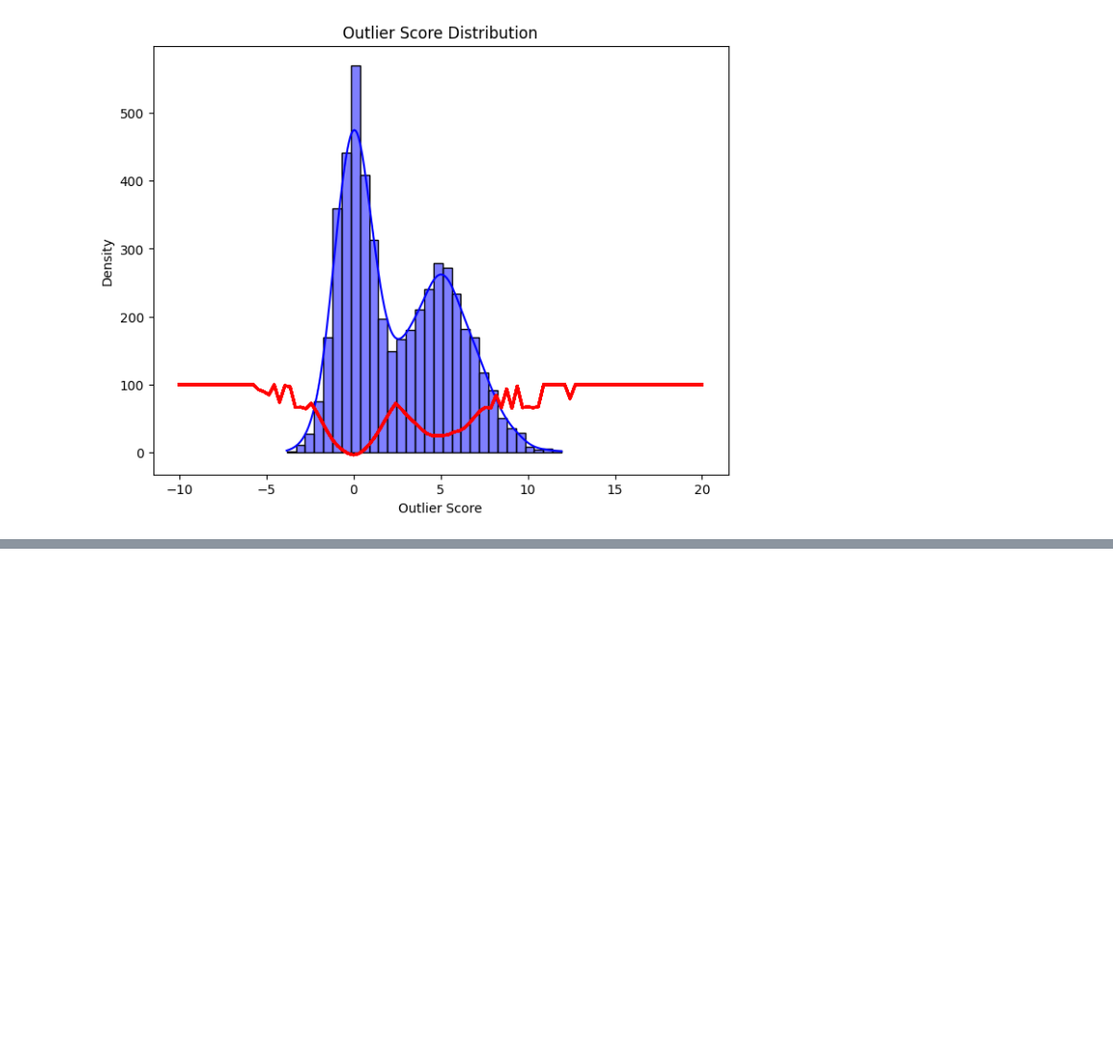
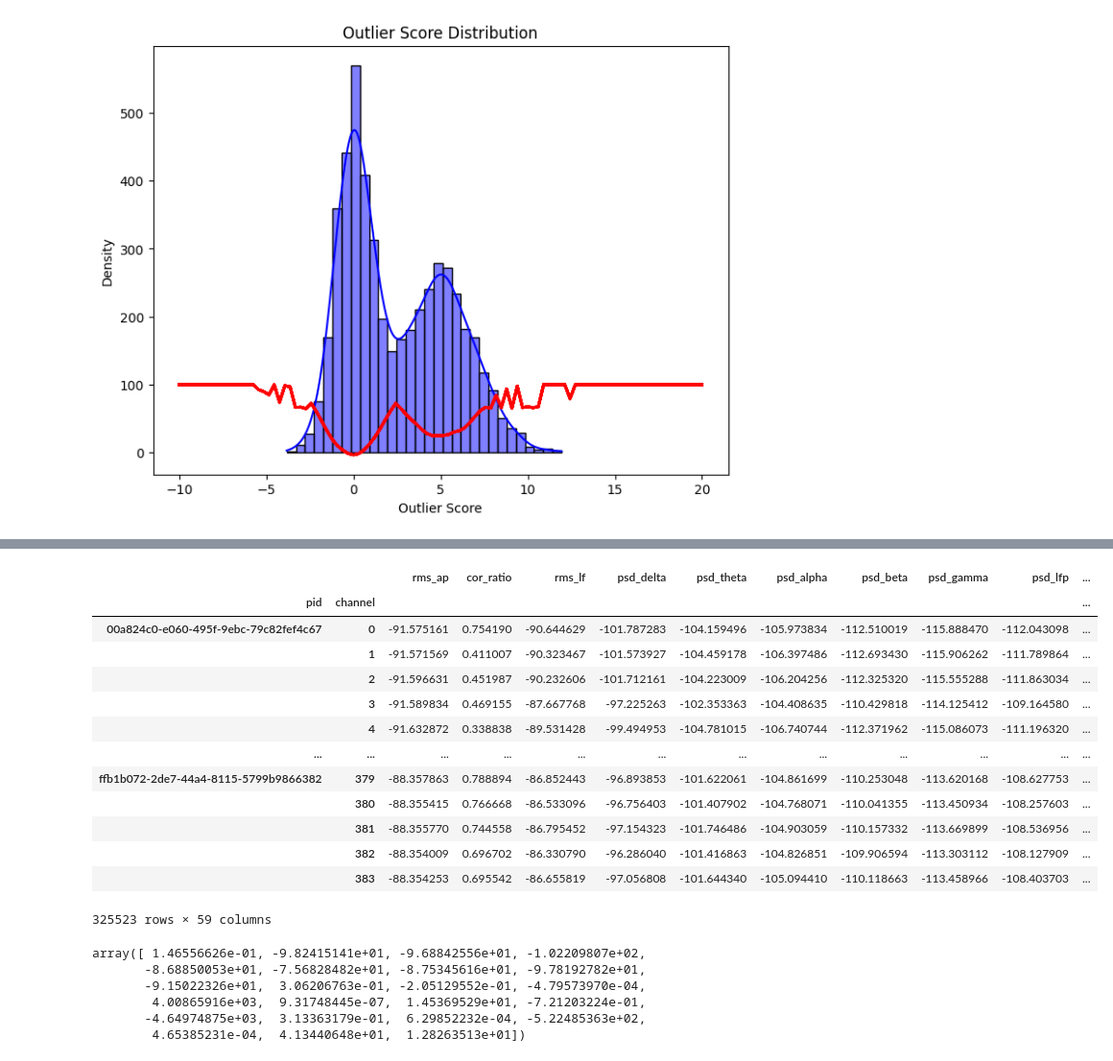
Before and after one commit to int-brain-lab/paper-ephys-atlas, a Jupyter notebook: sources/prominent_features/outlier_detection/outliers.ipynb, the cells around one changed output, grey strips where cells are left out. Shown: that part at 96% size. Saved outputs shown, nothing was run; the diff lists cells and outputs as text; code cells hidden in the pictures; blank space fills up the shorter version.

```diff
--- a/sources/prominent_features/outlier_detection/outliers.ipynb
+++ b/sources/prominent_features/outlier_detection/outliers.ipynb
@@ -76,0 +87,9 @@ plt.show()
+# %%
+local_data_path = Path('/home/cyrille/GIT/IBL/paper-ephys-atlas/data')
+
+features = voltage_features_set()
+mapping = 'Allen'
+label = 'latest'
+# %%
+df_voltage, df_clusters, df_channels, df_probes = \
+    load_voltage_features(local_data_path.joinpath(label), mapping=mapping)
@@ -76,0 +99,19 @@ plt.show()
+# %%
+df_voltage = prepare_df_voltage(df_voltage, df_channels)
+# %%
+df_voltage
+# %% [output]
+|  |  | rms_ap | cor_ratio | rms_lf | psd_delta | psd_theta | psd_alpha | psd_beta | psd_gamma | psd_lfp | ... |
+| pid | channel |  |  |  |  |  |  |  |  |  | ... |
+| 00a824c0-e060-495f-9ebc-79c82fef4c67 | 0 | -91.575161 | 0.754190 | -90.644629 | -101.787283 | -104.159496 | -105.973834 | -112.510019 | -115.888470 | -112.043098 | ... |
+|  | 1 | -91.571569 | 0.411007 | -90.323467 | -101.573927 | -104.459178 | -106.397486 | -112.693430 | -115.906262 | -111.789864 | ... |
+|  | 2 | -91.596631 | 0.451987 | -90.232606 | -101.712161 | -104.223009 | -106.204256 | -112.325320 | -115.555288 | -111.863034 | ... |
+|  | 3 | -91.589834 | 0.469155 | -87.667768 | -97.225263 | -102.353363 | -104.408635 | -110.429818 | -114.125412 | -109.164580 | ... |
+|  | 4 | -91.632872 | 0.338838 | -89.531428 | -99.494953 | -104.781015 | -106.740744 | -112.371962 | -115.086073 | -111.196320 | ... |
+| ... | ... | ... | ... | ... | ... | ... | ... | ... | ... | ... | ... |
+| ffb1b072-2de7-44a4-8115-5799b9866382 | 379 | -88.357863 | 0.788894 | -86.852443 | -96.893853 | -101.622061 | -104.861699 | -110.253048 | -113.620168 | -108.627753 | ... |
+|  | 380 | -88.355415 | 0.766668 | -86.533096 | -96.756403 | -101.407902 | -104.768071 | -110.041355 | -113.450934 | -108.257603 | ... |
+|  | 381 | -88.355770 | 0.744558 | -86.795452 | -97.154323 | -101.746486 | -104.903059 | -110.157332 | -113.669899 | -108.536956 | ... |
+|  | 382 | -88.354009 | 0.696702 | -86.330790 | -96.286040 | -101.416863 | -104.826851 | -109.906594 | -113.303112 | -108.127909 | ... |
+|  | 383 | -88.354253 | 0.695542 | -86.655819 | -97.056808 | -101.644340 | -105.094410 | -110.118663 | -113.458966 | -108.403703 | ... |
+325523 rows × 59 columns
@@ -76,0 +120,9 @@ plt.show()
+# %%
+values[0]
+# %% [output]
+array([ 1.46556626e-01, -9.82415141e+01, -9.68842556e+01, -1.02209807e+02,
+       -8.68850053e+01, -7.56828482e+01, -8.75345616e+01, -9.78192782e+01,
+       -9.15022326e+01,  3.06206763e-01, -2.05129552e-01, -4.79573970e-04,
+        4.00865916e+03,  9.31748445e-07,  1.45369529e+01, -7.21203224e-01,
+       -4.64974875e+03,  3.13363179e-01,  6.29852232e-04, -5.22485363e+02,
+        4.65385231e-04,  4.13440648e+01,  1.28263513e+01])
```
Also changed, not shown: parts of 8 cells of this notebook, 1 other file.
